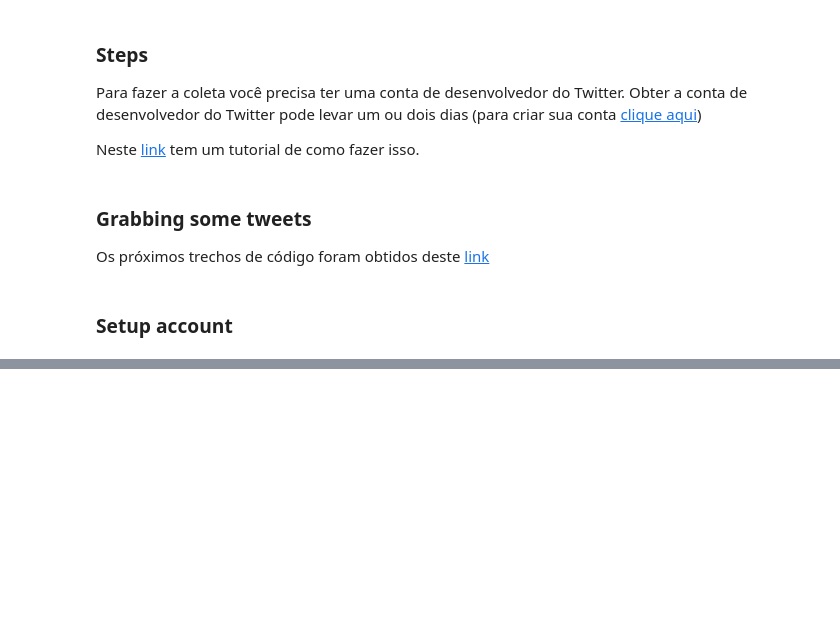
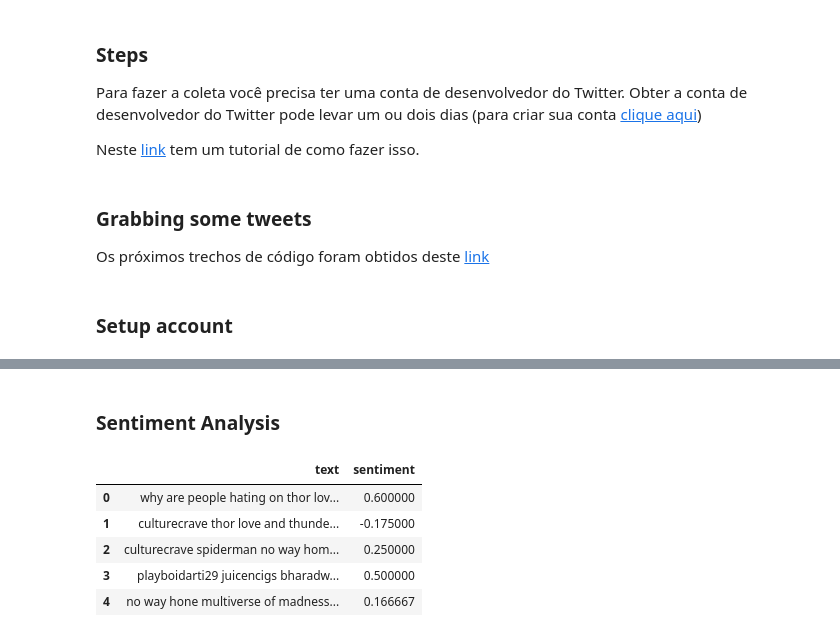
Before and after one commit to ShutDownMan/MinerandoDados, a Jupyter notebook: Trabalho 3/Trabalho_3.ipynb, the cells around one changed output, grey strips where cells are left out. Saved outputs shown, nothing was run; the diff lists cells and outputs as text; code cells hidden in the pictures; blank space fills up the shorter version.

```diff
--- a/Trabalho 3/Trabalho_3.ipynb
+++ b/Trabalho 3/Trabalho_3.ipynb
@@ -144,0 +176,20 @@ https://colab.research.google.com/github/d2l-ai/d2l-en-colab/blob/master/chapter
+# %% [markdown]
+### Sentiment Analysis
+# %%
+# perform sentiment analysis
+from textblob import TextBlob
+
+
+def sentiment_analysis(df):
+    df['sentiment'] = df['text'].apply(lambda x: TextBlob(x).sentiment.polarity)
+    return df
+
+df = sentiment_analysis(df)
+display(df[['text', 'sentiment']].head())
+# %% [output]
+|  | text | sentiment |
+| 0 | why are people hating on thor lov... | 0.600000 |
+| 1 | culturecrave thor love and thunde... | -0.175000 |
+| 2 | culturecrave spiderman no way hom... | 0.250000 |
+| 3 | playboidarti29 juicencigs bharadw... | 0.500000 |
+| 4 | no way hone multiverse of madness... | 0.166667 |
```
Also changed, not shown: parts of 39 cells of this notebook, 1 other file.
